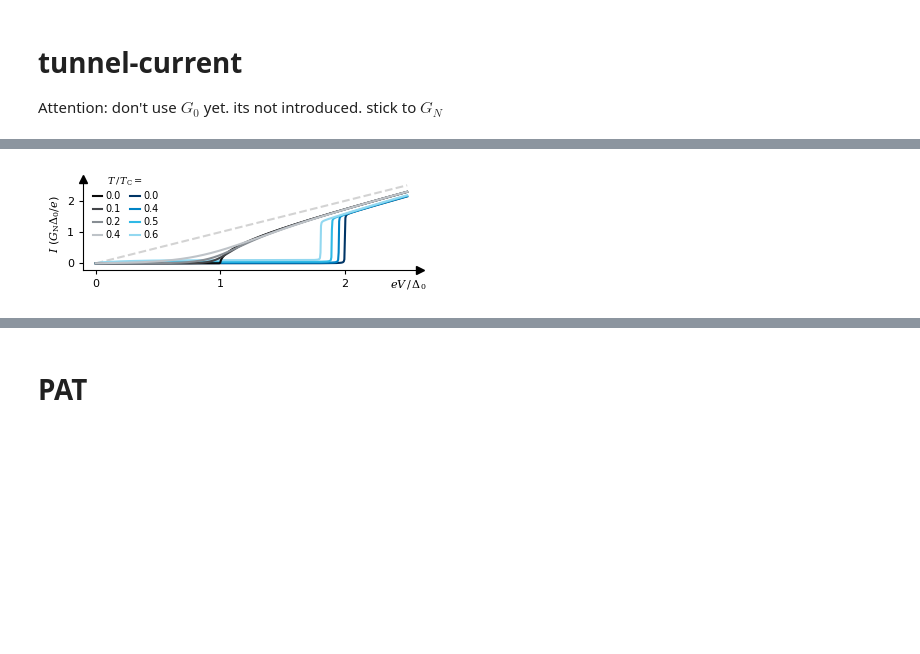
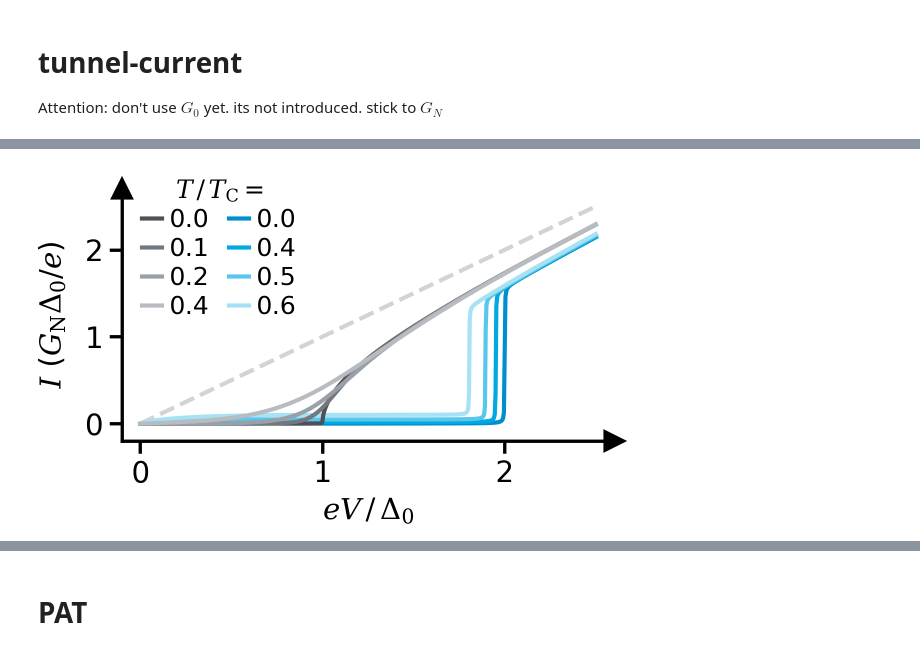
Before and after one commit to schmampf/dissertation, a Jupyter notebook: theory/micro/micro.ipynb, the cells around one changed output, grey strips where cells are left out. Saved outputs shown, nothing was run; the diff lists cells and outputs as text; code cells hidden in the pictures; blank space fills up the shorter version.

```diff
--- a/theory/micro/micro.ipynb
+++ b/theory/micro/micro.ipynb
@@ -150,16 +96,13 @@ fig.savefig("gap.pdf")
 # %%
 Delta_meV = 0.180
 E_meV = np.linspace(-2.5 * Delta_meV, 2.5 * Delta_meV, 1001)
-Gammas_Delta = np.array([0, 1, 2.5, 5]) * 1e-2
+gammas_Delta = np.array([0, 1, 2.5, 5]) * 1e-2
 
-Ns = np.full((Gammas_Delta.shape[0], E_meV.shape[0]), np.nan)
-for i, Gamma in enumerate(Gammas_Delta):
+Ns = np.full((gammas_Delta.shape[0], E_meV.shape[0]), np.nan)
+for i, gamma in enumerate(gammas_Delta):
     Ns[i, :] = N_of_E(
         E_meV=E_meV,
         Delta_meV=Delta_meV,
-        Gamma_meV=Gamma * Delta_meV,
+        gamma_meV=gamma * Delta_meV,
     )
-
-Gammas_temp, _ = np.meshgrid(Gammas_Delta, Gammas_Delta)
-Gamma_map = cmap(clim=[0.1, 0.8], inverse=True)
 # %%
@@ -227,7 +131,7 @@ fig.savefig("dos.pdf")
 # %%
 Delta_meV = 0.180
 E_meV = np.linspace(-1.5 * Delta_meV, 1.5 * Delta_meV, 1501)
-Ts_TC = np.array([0, 0.1, 0.3, 0.5, 0.8])
+Ts_TC = np.array([0, 0.3, 0.6, 0.9])
 T_C = Delta_meV / (1.764 * k_B_meV)
 
 fs = np.full((Ts_TC.shape[0], E_meV.shape[0]), np.nan)
@@ -237,7 +141,4 @@ for i, T in enumerate(Ts_TC):
 dfs = -np.gradient(fs, E_meV / Delta_meV, axis=1)
 dfs[0, :] = np.zeros_like(E_meV)
 dfs[0, 750] = 10
-
-Ts_temp, _ = np.meshgrid(Ts_TC, Ts_TC)
-T_map = cmap(clim=[0.1, 0.8], inverse=True)
 # %%
@@ -499,7 +269,7 @@ I_SS_T /= Delta_meV * G_0_muS
 I_NS_Gamma /= Delta_meV * G_0_muS
 I_SS_Gamma /= Delta_meV * G_0_muS
 # %%
-fig, ax = plt.subplots(figsize=(3.8, 1.2))
+fig, ax = get_figure(figsize=(2.0, 1.2), subfigure=True)
 
 ax.plot(
     V_mV / Delta_meV,
@@ -507,79 +277,53 @@ ax.plot(
     linestyle="--",
     color="lightgrey",
     zorder=0,
 )
 
 for i, T in enumerate(T_TC_NS):
     # NS
     ax.plot(
         V_mV / Delta_meV,
         I_NS_T[i, :],
-        color=cmap(clim=(0.1, 0.8), color="grau")(i / len(T_TC_NS)),
+        color=seegrau[i],
         zorder=i + 10,
         label=f"{T:1.1f}",
     )
 
 for i, T in enumerate(T_TC_SS):
     # SS
     ax.plot(
         V_mV / Delta_meV,
         I_SS_T[i, :],
-        color=cmap(clim=(0.1, 0.8))(i / len(T_TC_SS)),
+        color=seeblau[i],
         zorder=i,
         label=f"{T:1.1f}",
     )
+
+ax.legend(
+    title="$T\\,/\\,T_\\mathrm{C} = $",
+    handlelength=0.8,
+    loc="upper left",
+    frameon=False,
+    fontsize=6,
+    title_fontsize=6,
+    ncols=2,
+    columnspacing=0.8,
+    borderpad=0.1,  # reduces padding inside the legend box
+    labelspacing=0.2,  # reduces vertical spacing between items
+    handletextpad=0.3,  # reduces spacing between line and label
+    bbox_to_anchor=(0.01, 1.1),
+)
 
 ax.set_xlim(-0.1, 2.6)
 ax.set_ylim(-0.2, 2.7)
 ax.set_yticks([0, 1, 2])
 ax.set_xticks([0, 1, 2])
 
-for spine in ["top", "right"]:
-    ax.spines[spine].set_visible(False)
-x_lim = ax.get_xlim()
-y_lim = ax.get_ylim()
-ax_trans = ax.get_xaxis_transform()
-ax.plot(x_lim[1], y_lim[0], ">", color="k", clip_on=False)
-ax.plot(x_lim[0], y_lim[1], "^", color="k", clip_on=False)
-ax.set_xlim(x_lim)
-ax.set_ylim(y_lim)
-ax.tick_params(
-    axis="both",
-    direction="out",
-    length=3,
-    labelsize=8,
-    color=color,
-    labelcolor=color,
-)
+xlabel = "$eV\\,/\\,\\Delta_0$"
+ylabel = "$I$ ($G_\\mathrm{N}\\Delta_0 /e$)"
+title = "tunnel-iv-T"
 
-ax.text(
-    x_lim[1] + np.abs(x_lim[1] - x_lim[0]) / 50,
-    (y_lim[0] - y_lim[1]) / 6,
-    "$eV\\,/\\,\\Delta_0$",
-    ha="right",
-    va="top",
-    fontsize=8,
-)
-ax.set_ylabel("$I$ ($G_\\mathrm{N}\\Delta_0 /e$)")
-
-ax.legend(
-    title="$T\\,/\\,T_\\mathrm{C} = $",
-    handlelength=1.0,
-    loc="upper left",
-    frameon=False,
-    fontsize=7,
-    title_fontsize=7,
-    ncols=2,
-    columnspacing=1.0,
-    borderpad=0.1,  # reduces padding inside the legend box
-    labelspacing=0.3,  # reduces vertical spacing between items
-    handletextpad=0.3,  # reduces spacing between line and label
-    bbox_to_anchor=(0.01, 1.1),
-)
-
-fig.tight_layout(pad=0.1)
-fig.savefig("tunnel-iv-T.pgf")
-fig.savefig("tunnel-iv-T.pdf")
+theory_layout(fig, ax, title, xlabel, ylabel)
 # %% [output]
-[figure, old version]
+[figure, new version]
 # %%
```
Also changed, not shown: parts of 19 cells of this notebook, 21 other files.
